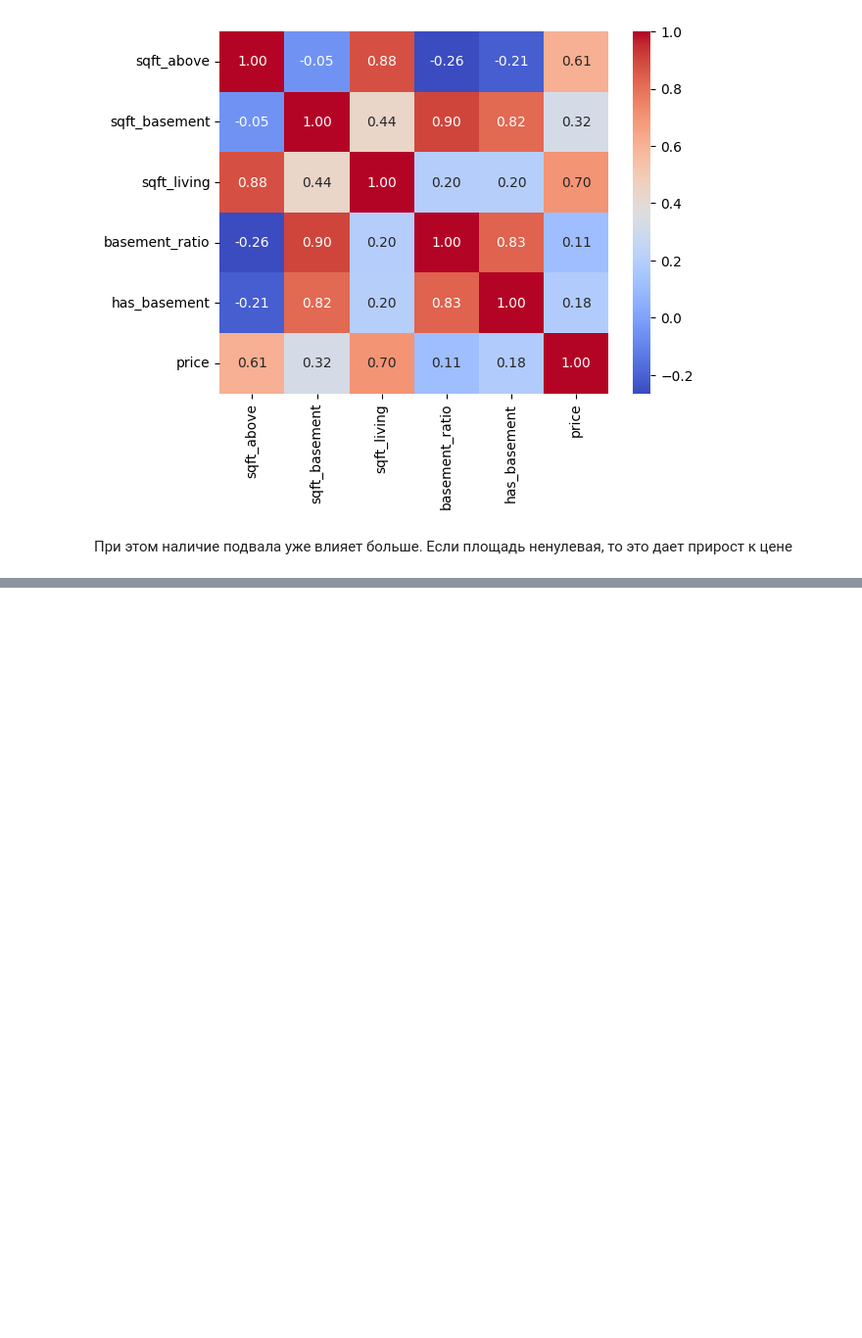
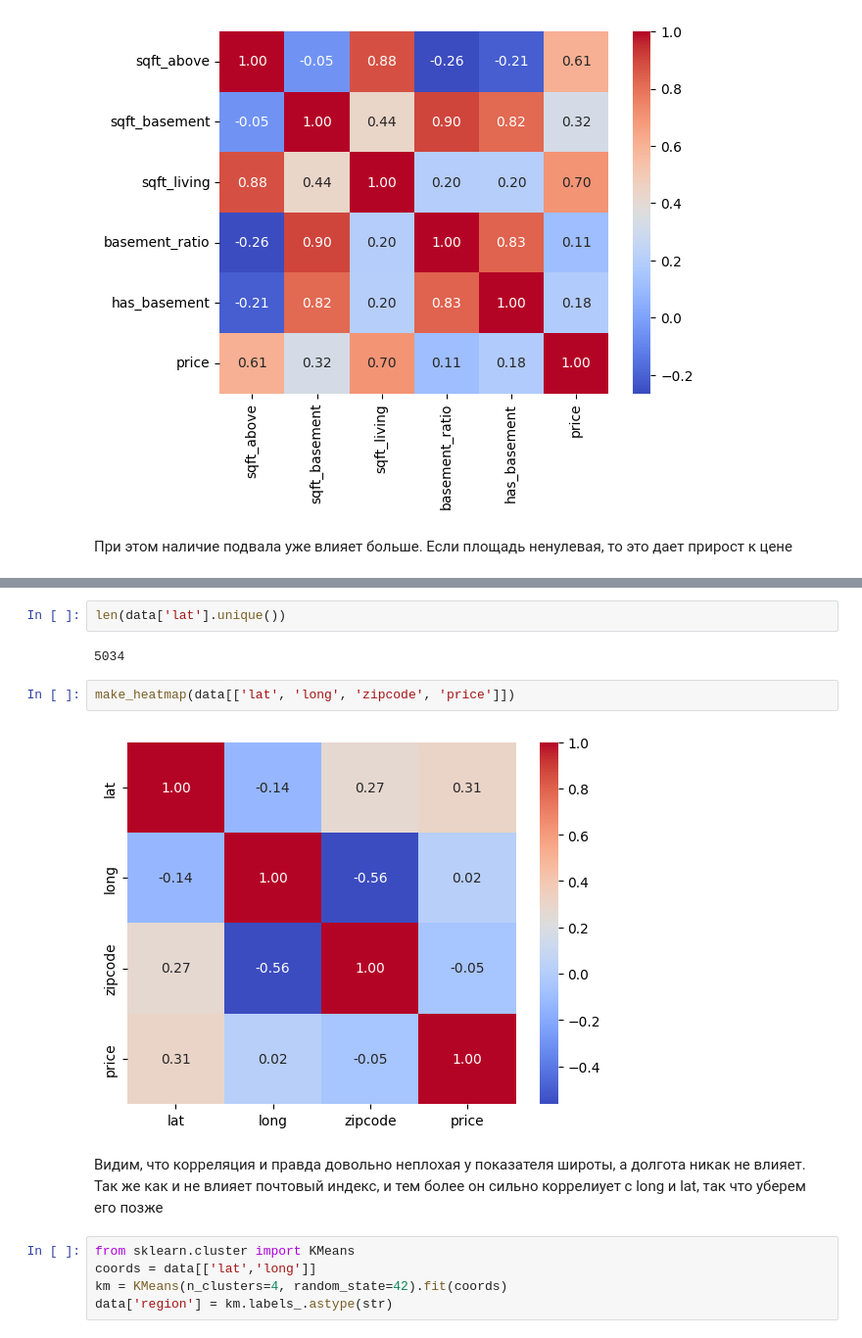
Before and after one commit to Daniil-Leshchev/house-sales-ml, a Jupyter notebook: house-sales.ipynb, the cells around one changed output, grey strips where cells are left out. Shown at 98% size. Saved outputs shown, nothing was run; the diff lists cells and outputs as text; blank space fills up the shorter version.

```diff
--- a/house-sales.ipynb
+++ b/house-sales.ipynb
@@ -542,0 +549,15 @@ make_heatmap(data[['sqft_above', 'sqft_basement', 'sqft_living', 'basement_ratio
+# %%
+len(data['lat'].unique())
+# %% [output]
+5034
+# %%
+make_heatmap(data[['lat', 'long', 'zipcode', 'price']])
+# %% [output]
+[figure, added]
+# %% [markdown]
+Видим, что корреляция и правда довольно неплохая у показателя широты, а долгота никак не влияет. Так же как и не влияет почтовый индекс, и тем более он сильно коррелиует с long и lat, так что уберем его позже
+# %%
+from sklearn.cluster import KMeans
+coords = data[['lat','long']]
+km = KMeans(n_clusters=4, random_state=42).fit(coords)
+data['region'] = km.labels_.astype(str)
```
Also changed, not shown: parts of 6 cells of this notebook.
